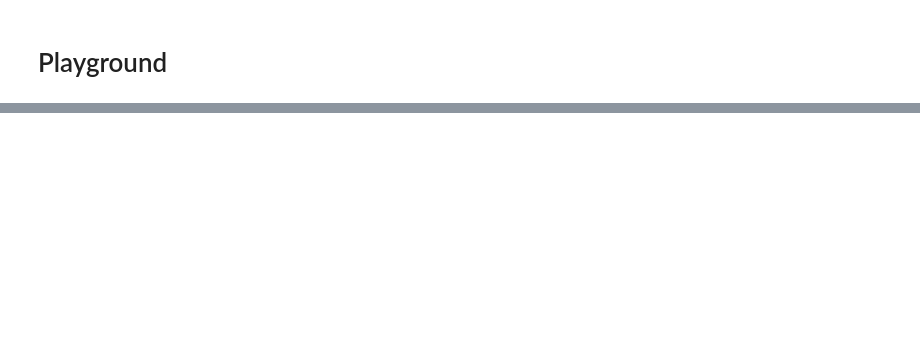
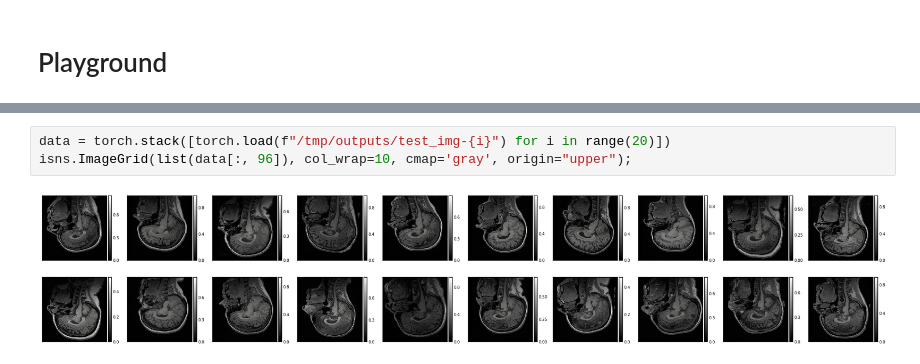
Before and after one commit to iserh/uda, a Jupyter notebook: notebooks/playground.ipynb, the cells around one changed output, grey strips where cells are left out. Cells and saved outputs as stored; diff of their text form; blank space fills up the shorter version.

```diff
--- a/notebooks/playground.ipynb
+++ b/notebooks/playground.ipynb
@@ -50,0 +45,5 @@ sdsc
+# %%
+data = torch.stack([torch.load(f"/tmp/outputs/test_img-{i}") for i in range(20)])
+isns.ImageGrid(list(data[:, 96]), col_wrap=10, cmap='gray', origin="upper");
+# %% [output]
+[figure, added]
```
Also changed, not shown: parts of 11 cells of this notebook, 4 other files.
